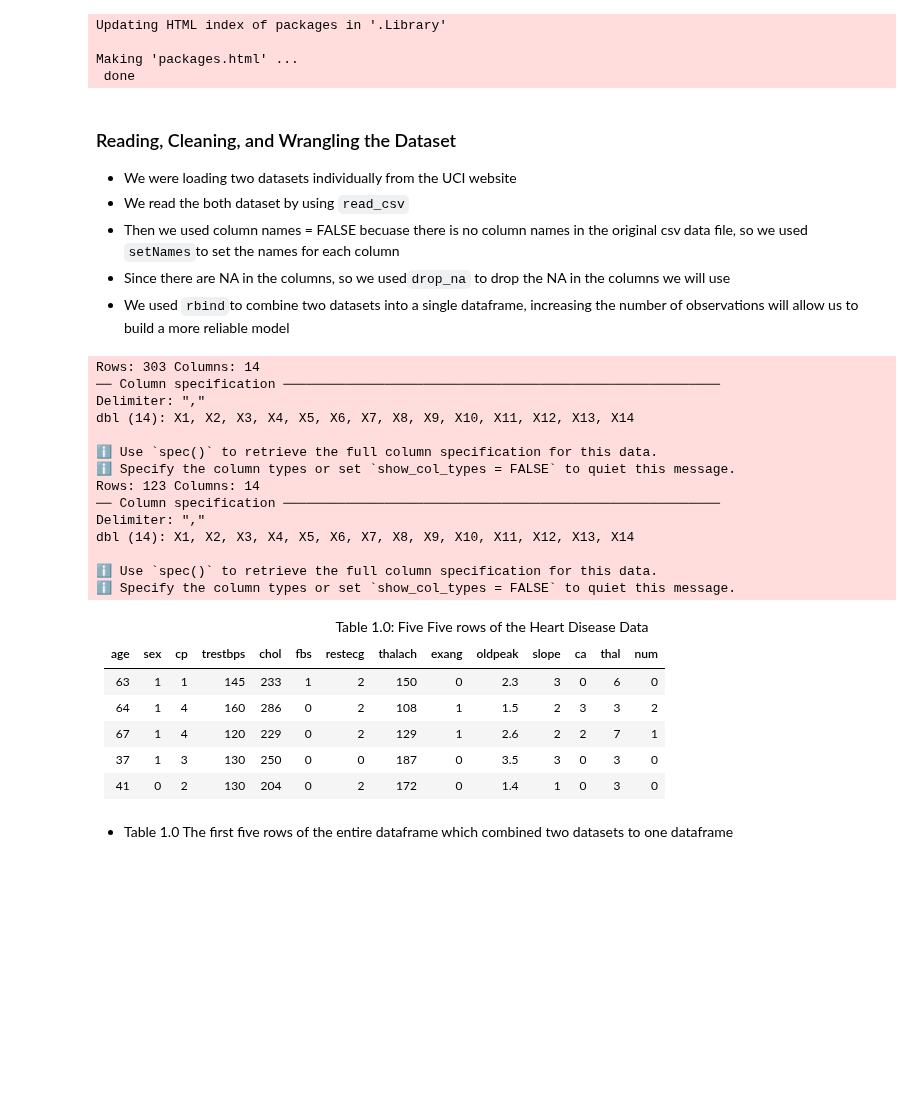
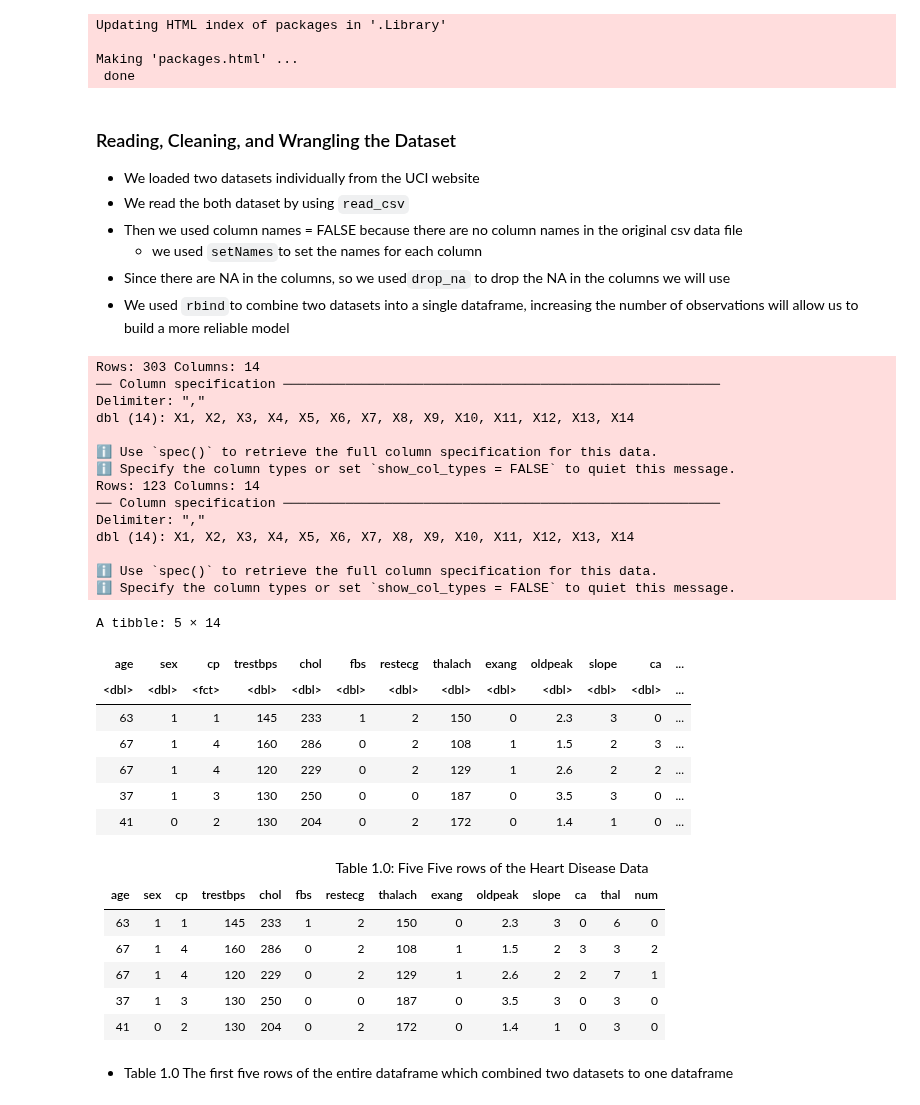
Before and after one commit to drkchu/chest-pain-classification, a Jupyter notebook: heart_disease.ipynb, the cells around one changed output. Drawn from its saved outputs; the diff is of its cells as text; code cells hidden in the pictures; blank space fills up the shorter version.

```diff
--- a/heart_disease.ipynb
+++ b/heart_disease.ipynb
@@ -84,9 +84,10 @@ library(tidymodels)
 # %% [markdown]
 ### Reading, Cleaning, and Wrangling the Dataset
 
-* We were loading two datasets individually from the UCI website
+* We loaded two datasets individually from the UCI website
 * We read the both dataset by using `read_csv`
-* Then we used column names = FALSE becuase there is no column names in the original csv data file, so we used `setNames`to set the names for each column
+* Then we used column names = FALSE because there are no column names in the original csv data file
+    * we used `setNames`to set the names for each column
 * Since there are NA in the columns, so we used`drop_na` to drop the NA in the columns we will use
 * We used `rbind`to combine two datasets into a single dataframe, increasing the number of observations will allow us to build a more reliable model
 # %%
@@ -95,44 +96,52 @@ url <- "https://archive.ics.uci.edu/ml/machine-learning-databases/heart-disease/
 heart_disease_data_cl <- read_csv(url, col_names = FALSE, na = c("?")) |>
     setNames(c("age", "sex", "cp", "trestbps", "chol", "fbs", "restecg", "thalach", "exang", "oldpeak", "slope", "ca", "thal", "num")) |>
     mutate(cp = as_factor(cp)) |>
-    drop_na(trestbps) |>
-    drop_na(thalach) |>
+    drop_na(trestbps, thalach) |>
     filter(trestbps != 0) |>
     filter(thalach != 0)
 
 # Switzerland's heart disease dataset
-url <- "https://archive.ics.uci.edu/ml/machine-learning-databases/heart-disease/processed.switzerland.data"
-heart_disease_data_sw <- read_csv(url, col_names = FALSE, na = c("?")) |>
+url2 <- "https://archive.ics.uci.edu/ml/machine-learning-databases/heart-disease/processed.switzerland.data"
+heart_disease_data_sw <- read_csv(url2, col_names = FALSE, na = c("?")) |>
     setNames(c("age", "sex", "cp", "trestbps", "chol", "fbs", "restecg", "thalach", "exang", "oldpeak", "slope", "ca", "thal", "num")) |>
     mutate(cp = as_factor(cp)) |>
     drop_na(trestbps, thalach) |>
     filter(trestbps != 0) |>
     filter(thalach != 0)
 
 heart_disease_combined_dataset <- rbind(heart_disease_data_cl, heart_disease_data_sw) # use rbind to combine the two datasets
 heart_disease_data <- heart_disease_combined_dataset
+head(heart_disease_data, 5)
 # %% [output]
 Rows: 303 Columns: 14
 ── Column specification ────────────────────────────────────────────────────────
 Delimiter: ","
 dbl (14): X1, X2, X3, X4, X5, X6, X7, X8, X9, X10, X11, X12, X13, X14
 
 ℹ Use `spec()` to retrieve the full column specification for this data.
 ℹ Specify the column types or set `show_col_types = FALSE` to quiet this message.
 Rows: 123 Columns: 14
 ── Column specification ────────────────────────────────────────────────────────
 Delimiter: ","
 dbl (14): X1, X2, X3, X4, X5, X6, X7, X8, X9, X10, X11, X12, X13, X14
 
 ℹ Use `spec()` to retrieve the full column specification for this data.
 ℹ Specify the column types or set `show_col_types = FALSE` to quiet this message.
+A tibble: 5 × 14
+| age | sex | cp | trestbps | chol | fbs | restecg | thalach | exang | oldpeak | slope | ca | ... |
+| <dbl> | <dbl> | <fct> | <dbl> | <dbl> | <dbl> | <dbl> | <dbl> | <dbl> | <dbl> | <dbl> | <dbl> | ... |
+| 63 | 1 | 1 | 145 | 233 | 1 | 2 | 150 | 0 | 2.3 | 3 | 0 | ... |
+| 67 | 1 | 4 | 160 | 286 | 0 | 2 | 108 | 1 | 1.5 | 2 | 3 | ... |
+| 67 | 1 | 4 | 120 | 229 | 0 | 2 | 129 | 1 | 2.6 | 2 | 2 | ... |
+| 37 | 1 | 3 | 130 | 250 | 0 | 0 | 187 | 0 | 3.5 | 3 | 0 | ... |
+| 41 | 0 | 2 | 130 | 204 | 0 | 2 | 172 | 0 | 1.4 | 1 | 0 | ... |
 # %% [markdown]
 <div align="center"> Table 1.0: Five Five rows of the Heart Disease Data </div>
 
 |age | sex| cp | trestbps| chol| fbs| restecg| thalach| exang| oldpeak| slope| ca| thal| num|
 |:---|:---|:---|:--------|:----|:---|:-------|:-------|:-----|:-------|:-----|:--|:----|---:|
 |63 | 1| 1| 145| 233| 1 | 2| 150| 0| 2.3 | 3| 0| 6| 0|
-|64 | 1| 4| 160| 286| 0 | 2| 108| 1| 1.5 | 2| 3| 3| 2|
+|67 | 1| 4| 160| 286| 0 | 2| 108| 1| 1.5 | 2| 3| 3| 2|
 |67 | 1| 4| 120| 229| 0 | 2| 129| 1| 2.6 | 2| 2| 7| 1|
 |37 | 1| 3| 130| 250| 0 | 0| 187| 0| 3.5 | 3| 0| 3| 0|
 |41 | 0| 2| 130| 204| 0 | 2| 172| 0| 1.4 | 1| 0| 3| 0|
```
Also changed, not shown: parts of 8 cells of this notebook.
